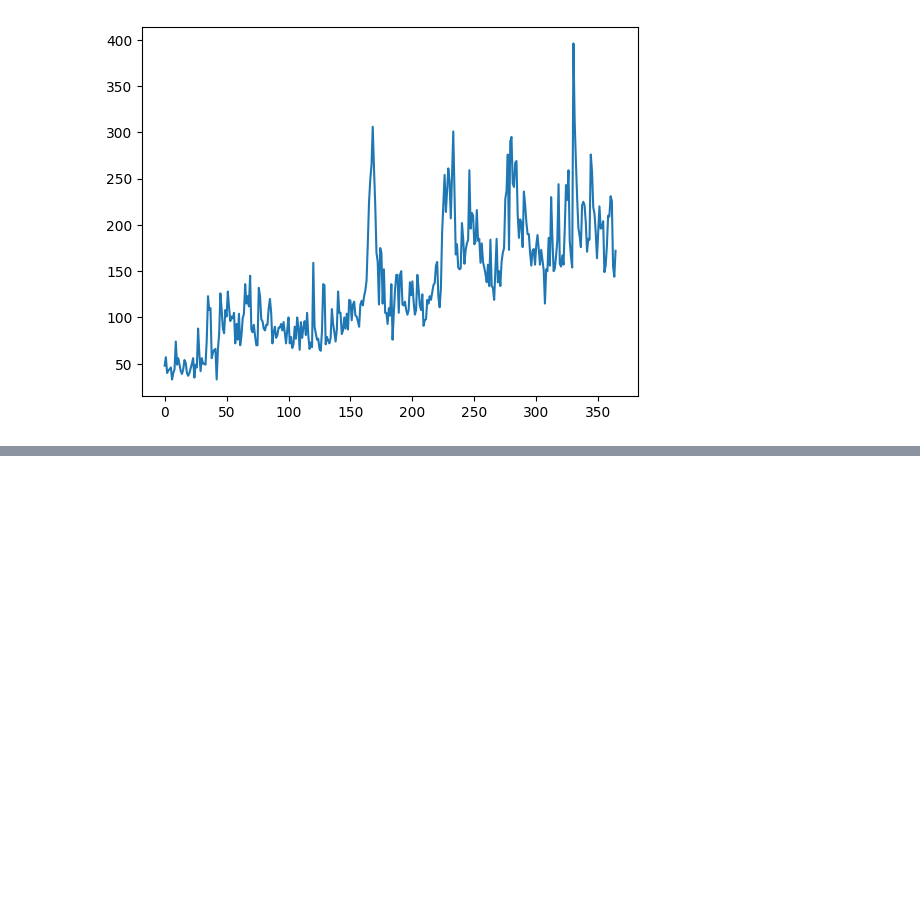
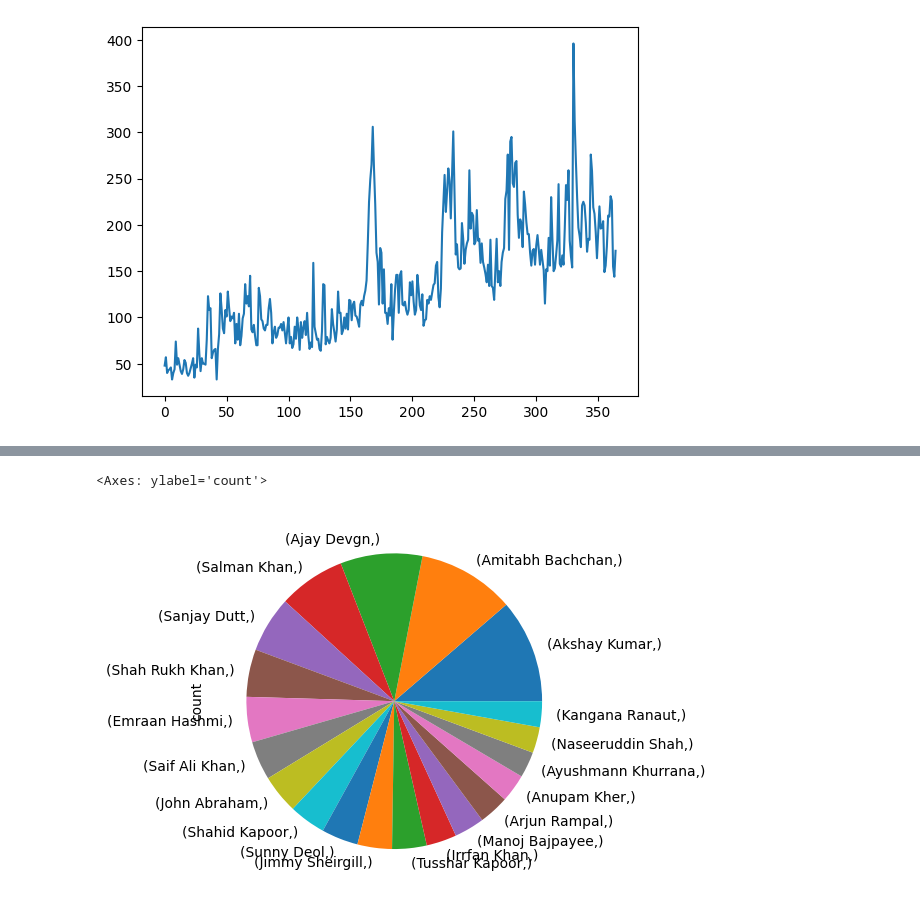
Before and after one commit to Swapn2/Data-Science-Learnings, a Jupyter notebook: panda_series.ipynb, the cells around one changed output, grey strips where cells are left out. Cells and saved outputs as stored; diff of their text form; code cells hidden in the pictures; blank space fills up the shorter version.

```diff
--- a/panda_series.ipynb
+++ b/panda_series.ipynb
@@ -541,0 +547,5 @@ subs.plot()
+# %%
+bollywood.value_counts().head(20).plot(kind = 'pie')
+# %% [output]
+<Axes: ylabel='count'>
+[figure, added]
```
Also changed, not shown: parts of 1 cell of this notebook.
